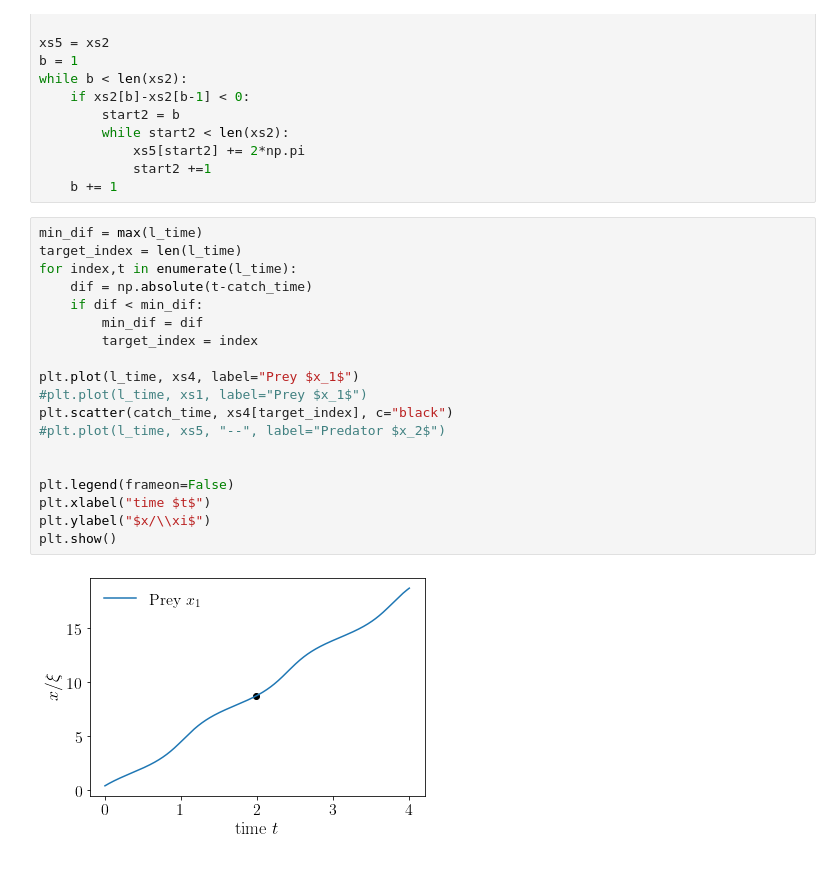
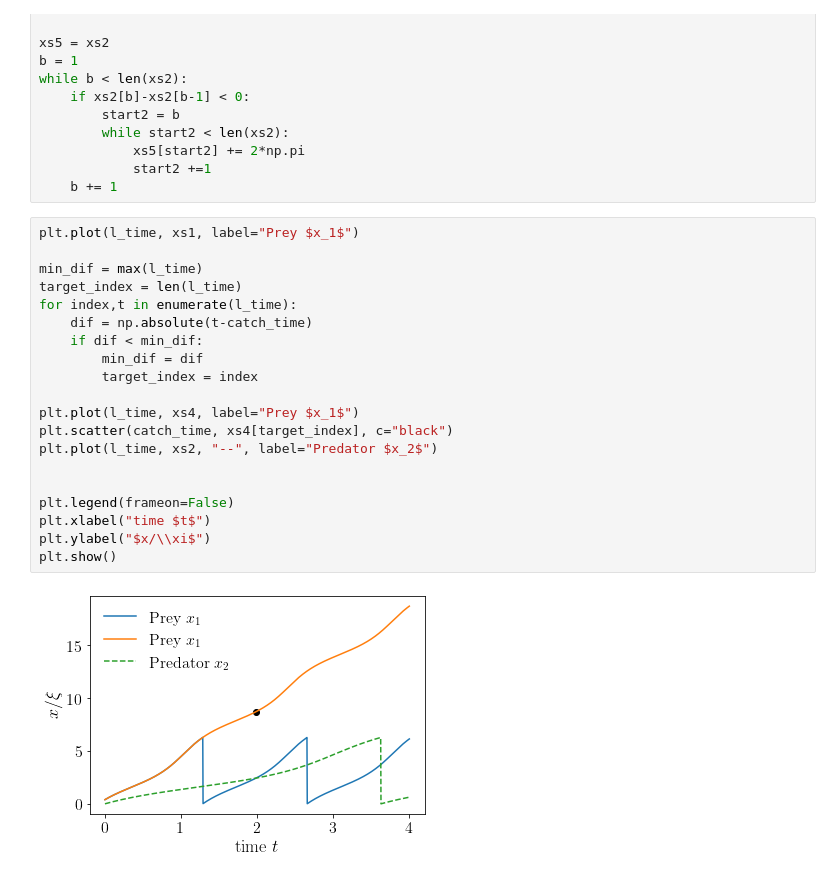
Before and after one commit to hawkerfriedrice/PredPreyDynamicsPeriodicBoundary, a Jupyter notebook: experiment.ipynb, the cells around one changed output. Drawn from its saved outputs; the diff is of its cells as text.

```diff
--- a/experiment.ipynb
+++ b/experiment.ipynb
@@ -133,23 +133,24 @@ while b < len(xs2):
             start2 +=1
     b += 1
 # %%
+plt.plot(l_time, xs1, label="Prey $x_1$")
+
 min_dif = max(l_time)
 target_index = len(l_time)
 for index,t in enumerate(l_time):
     dif = np.absolute(t-catch_time)
     if dif < min_dif:
         min_dif = dif
         target_index = index
 
 plt.plot(l_time, xs4, label="Prey $x_1$")
-#plt.plot(l_time, xs1, label="Prey $x_1$")
 plt.scatter(catch_time, xs4[target_index], c="black")
-#plt.plot(l_time, xs5, "--", label="Predator $x_2$")
+plt.plot(l_time, xs2, "--", label="Predator $x_2$")
 
 
 plt.legend(frameon=False)
 plt.xlabel("time $t$")
 plt.ylabel("$x/\\xi$")
 plt.show()
 # %% [output]
-[figure, old version]
+[figure, new version]
```
